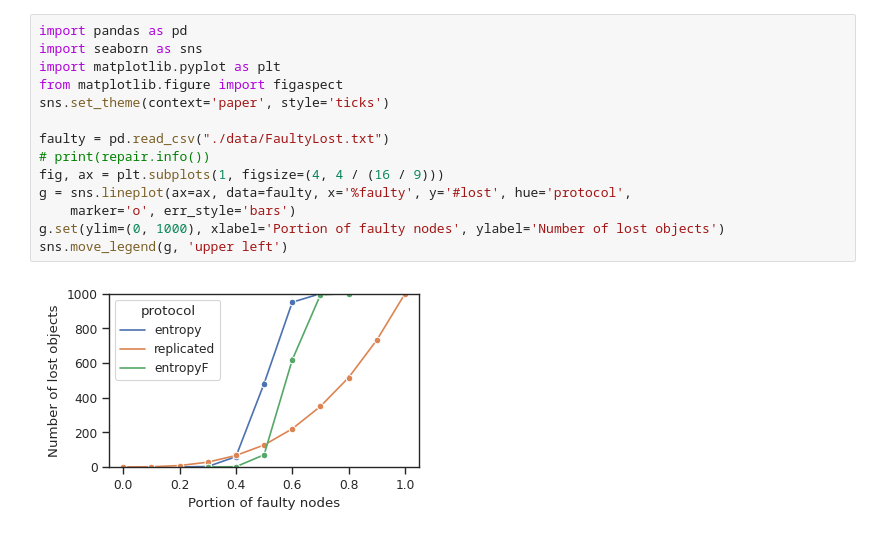
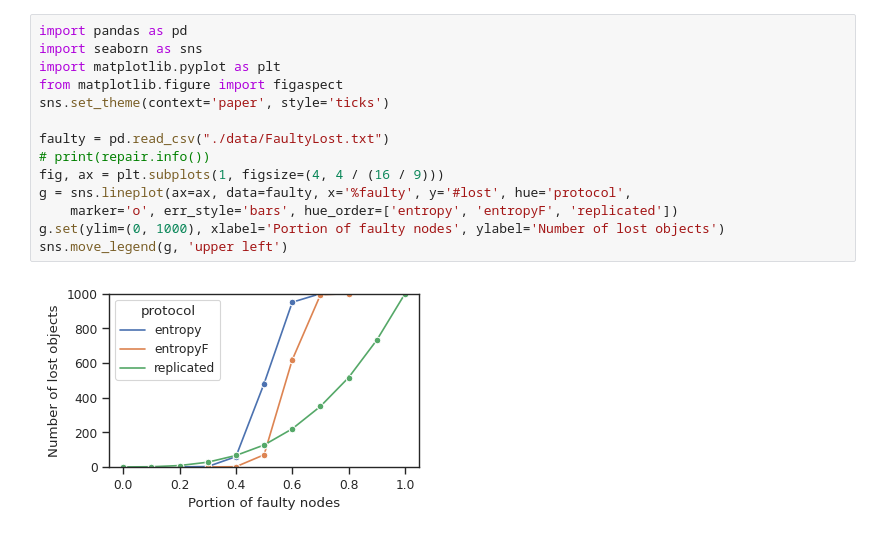
Before and after one commit to sgdxbc/festival, a Jupyter notebook: plot/faulty.ipynb, the cells around one changed output. Saved outputs shown, nothing was run; the diff lists cells and outputs as text.

```diff
--- a/plot/faulty.ipynb
+++ b/plot/faulty.ipynb
@@ -1,16 +1,16 @@
 # %%
 import pandas as pd
 import seaborn as sns
 import matplotlib.pyplot as plt
 from matplotlib.figure import figaspect
 sns.set_theme(context='paper', style='ticks')
 
 faulty = pd.read_csv("./data/FaultyLost.txt")
 # print(repair.info())
 fig, ax = plt.subplots(1, figsize=(4, 4 / (16 / 9)))
 g = sns.lineplot(ax=ax, data=faulty, x='%faulty', y='#lost', hue='protocol',
-    marker='o', err_style='bars')
+    marker='o', err_style='bars', hue_order=['entropy', 'entropyF', 'replicated'])
 g.set(ylim=(0, 1000), xlabel='Portion of faulty nodes', ylabel='Number of lost objects')
 sns.move_legend(g, 'upper left')
 # %% [output]
-[figure, old version]
+[figure, new version]
```
Also changed, not shown: 4 other files.
